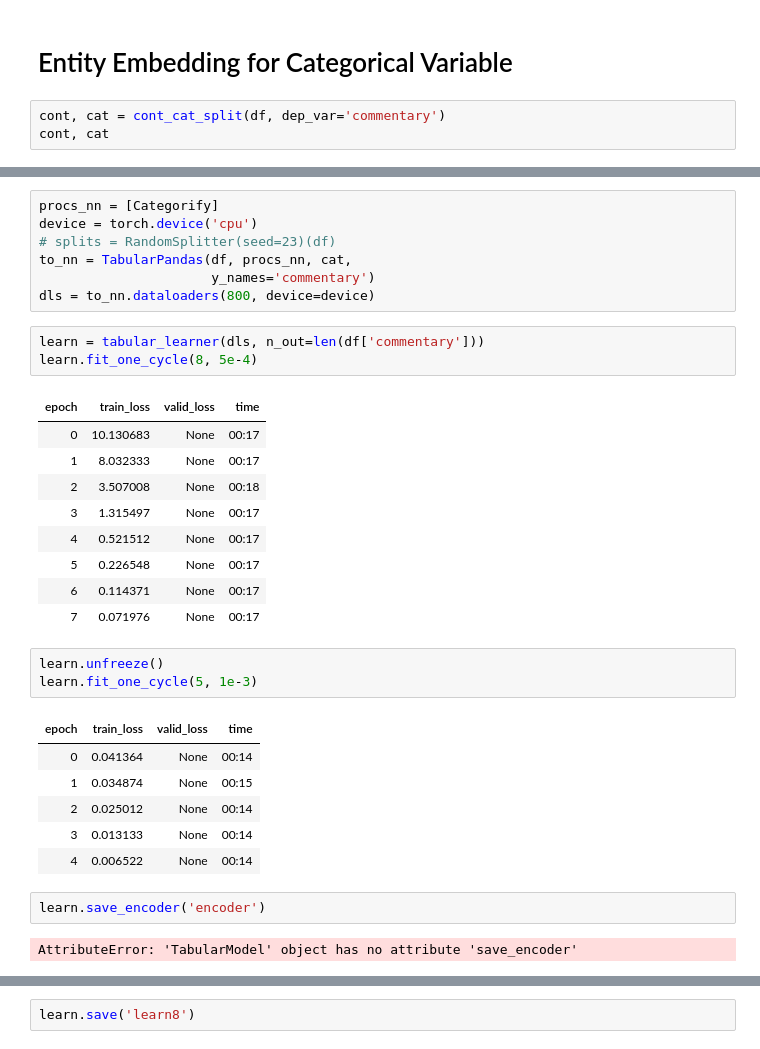
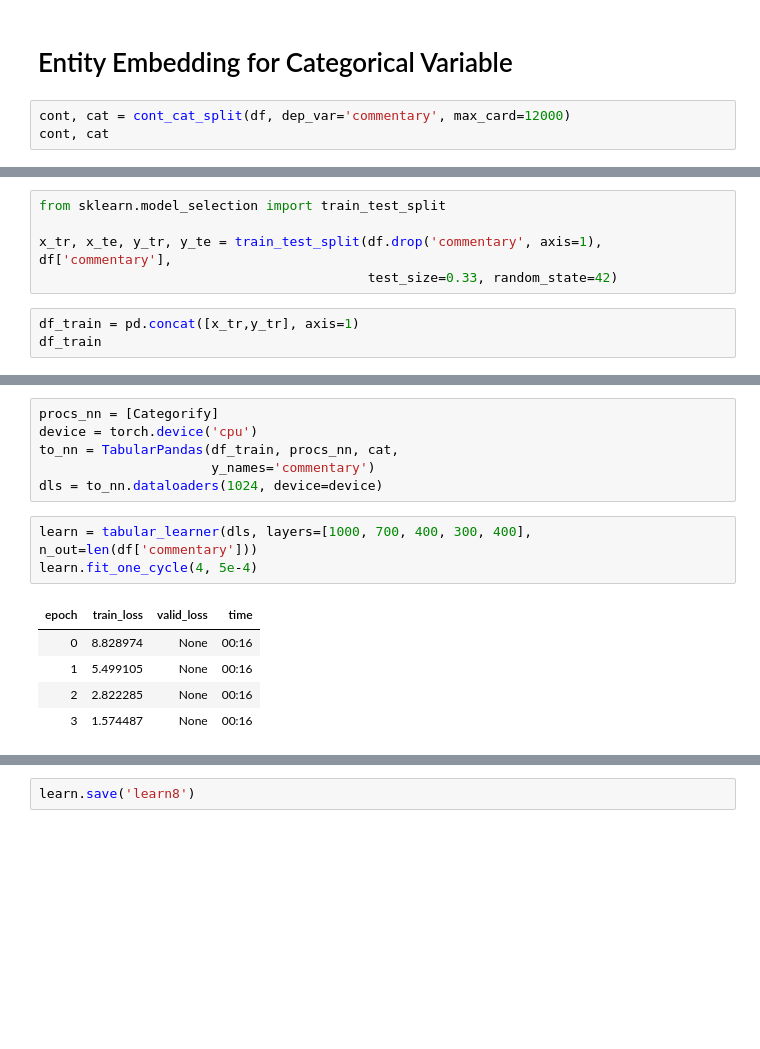
Before and after one commit to rohitgang/EBCG, a Jupyter notebook: model.ipynb, the cells around one changed output, grey strips where cells are left out. Saved outputs shown, nothing was run; the diff lists cells and outputs as text; blank space fills up the shorter version.

Commit message:
updated model

```diff
--- a/model.ipynb
+++ b/model.ipynb
@@ -82,6 +82,6 @@ df.to_pickle('processd_event_data.pickle')
 # %% [markdown]
 # Entity Embedding for Categorical Variable
 # %%
-cont, cat = cont_cat_split(df, dep_var='commentary')
+cont, cat = cont_cat_split(df, dep_var='commentary', max_card=12000)
 cont, cat
 # %% [output]
@@ -88,0 +89,8 @@ cont, cat
+# %%
+from sklearn.model_selection import train_test_split
+
+x_tr, x_te, y_tr, y_te = train_test_split(df.drop('commentary', axis=1), df['commentary'],
+                                          test_size=0.33, random_state=42)
+# %%
+df_train = pd.concat([x_tr,y_tr], axis=1)
+df_train
@@ -89,34 +111,15 @@ cont, cat
 # %%
 procs_nn = [Categorify]
 device = torch.device('cpu')
-# splits = RandomSplitter(seed=23)(df)
-to_nn = TabularPandas(df, procs_nn, cat,
+to_nn = TabularPandas(df_train, procs_nn, cat,
                       y_names='commentary')
-dls = to_nn.dataloaders(800, device=device)
+dls = to_nn.dataloaders(1024, device=device)
 # %%
-learn = tabular_learner(dls, n_out=len(df['commentary']))
-learn.fit_one_cycle(8, 5e-4)
+learn = tabular_learner(dls, layers=[1000, 700, 400, 300, 400], n_out=len(df['commentary']))
+learn.fit_one_cycle(4, 5e-4)
 # %% [output]
 | epoch | train_loss | valid_loss | time |
-| 0 | 10.130683 | None | 00:17 |
-| 1 | 8.032333 | None | 00:17 |
-| 2 | 3.507008 | None | 00:18 |
-| 3 | 1.315497 | None | 00:17 |
-| 4 | 0.521512 | None | 00:17 |
-| 5 | 0.226548 | None | 00:17 |
-| 6 | 0.114371 | None | 00:17 |
-| 7 | 0.071976 | None | 00:17 |
+| 0 | 8.828974 | None | 00:16 |
+| 1 | 5.499105 | None | 00:16 |
+| 2 | 2.822285 | None | 00:16 |
+| 3 | 1.574487 | None | 00:16 |
-# %%
-learn.unfreeze()
-learn.fit_one_cycle(5, 1e-3)
-# %% [output]
-| epoch | train_loss | valid_loss | time |
-| 0 | 0.041364 | None | 00:14 |
-| 1 | 0.034874 | None | 00:15 |
-| 2 | 0.025012 | None | 00:14 |
-| 3 | 0.013133 | None | 00:14 |
-| 4 | 0.006522 | None | 00:14 |
-# %%
-learn.save_encoder('encoder')
-# %% [output]
-AttributeError: 'TabularModel' object has no attribute 'save_encoder'
```
Also changed, not shown: parts of 3 cells of this notebook.
